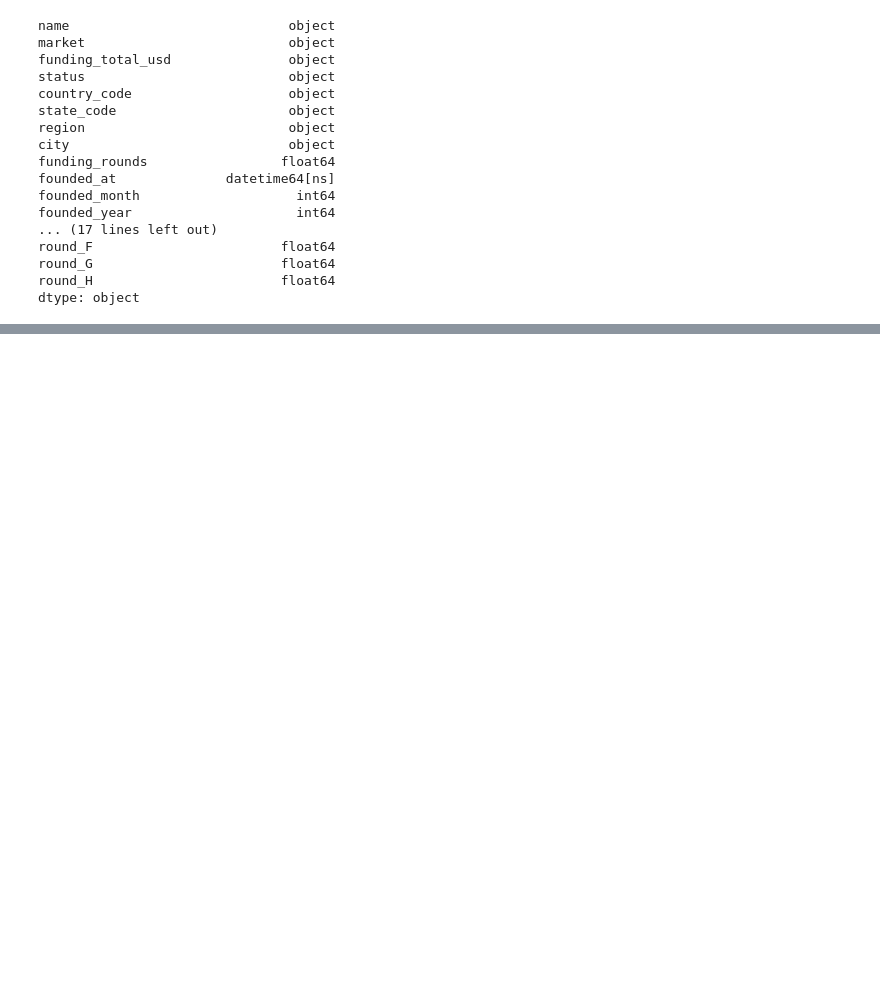
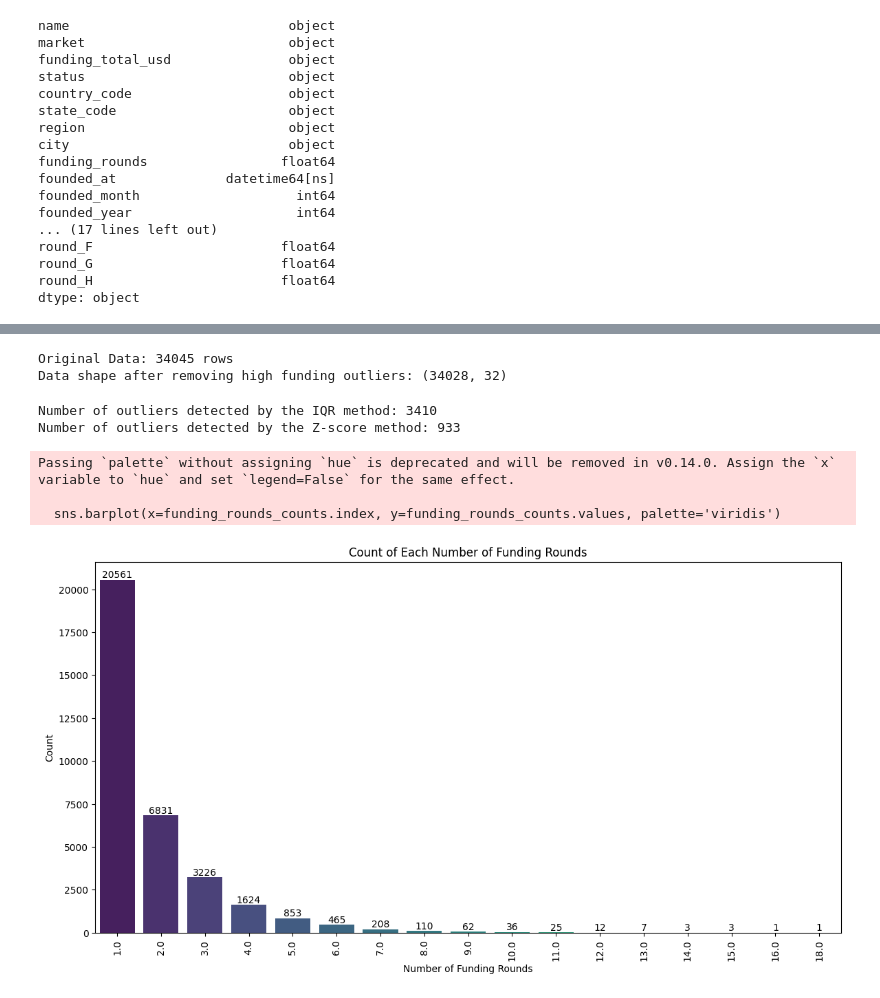
Before and after one commit to lorenzopanero/forecast-italian-firms-success, a Jupyter notebook: notebooks/per_sicurezza.ipynb, the cells around one changed output, grey strips where cells are left out. Cells and saved outputs as stored; diff of their text form; code cells hidden in the pictures; blank space fills up the shorter version.

```diff
--- a/notebooks/per_sicurezza.ipynb
+++ b/notebooks/per_sicurezza.ipynb
@@ -437,0 +540,74 @@ dtype: object
+# %%
+cutoffs = {
+    'equity_crowdfunding': 3e6,  # $2 million
+    'product_crowdfunding': 3e6,  # $2 million
+    'undisclosed': 20e6,  # $15 million
+    'venture': 50e6,  # $50 million
+    'grant': 5e6,  # $5 million
+    'private_equity': 300e6,  # $250 million
+    'convertible_note': 5e6,  # $5 million
+    'angel': 5e6,  # $5 million
+    'seed': 10e6,  # $10 million
+    'round_A': 20e6,  # $20 million
+    'round_B': 30e6,  # $30 million
+    'round_C': 40e6,  # $40 million
+    'round_D': 60e6,  # $60 million
+    'round_E': 80e6,  # $80 million
+    'round_F': 100e6,  # $100 million
+}
+
+original_data_count = data.shape[0]
+
+# Applying the updated cutoff thresholds and updating the dataframe
+for funding_type, cutoff in cutoffs.items():
+    df_clean = data[data[funding_type] <= cutoff]
+
+print(f"Original Data: {original_data_count} rows")
+print(f"Data shape after removing high funding outliers: {df_clean.shape}")
+# %% [output]
+Original Data: 34045 rows
+Data shape after removing high funding outliers: (34028, 32)
+# %%
+# Outlier analysis for funding_rounds
+Q1_funding_rounds = df_clean['funding_rounds'].quantile(0.25)
+Q3_funding_rounds = df_clean['funding_rounds'].quantile(0.75)
+IQR_funding_rounds = Q3_funding_rounds - Q1_funding_rounds
+
+# Define outliers as those beyond 1.5 times the IQR from the Q1 and Q3
+outliers_IQR_funding_rounds = df_clean[(df_clean['funding_rounds'] < (Q1_funding_rounds - 1.5 * IQR_funding_rounds)) | (df_clean['funding_rounds'] > (Q3_funding_rounds + 1.5 * IQR_funding_rounds))]
+
+# Calculate Z-scores to identify outliers
+z_scores_funding_rounds = np.abs(stats.zscore(df_clean['funding_rounds']))
+outliers_Z_funding_rounds = df_clean[z_scores_funding_rounds > 3]
+
+# Display the number of outliers detected by each method
+outliers_IQR_count_funding_rounds = outliers_IQR_funding_rounds.shape[0]
+outliers_Z_count_funding_rounds = outliers_Z_funding_rounds.shape[0]
+
+# Print the number of outliers detected by each method
+print(f"Number of outliers detected by the IQR method: {outliers_IQR_count_funding_rounds}")
+print(f"Number of outliers detected by the Z-score method: {outliers_Z_count_funding_rounds}")
+# %% [output]
+Number of outliers detected by the IQR method: 3410
+Number of outliers detected by the Z-score method: 933
+# %%
+funding_rounds_counts = df_clean['funding_rounds'].value_counts().sort_index()
+
+# Create a bar chart
+plt.figure(figsize=(14, 7))
+sns.barplot(x=funding_rounds_counts.index, y=funding_rounds_counts.values, palette='viridis')
+
+# Annotate the bars with the exact counts
+for i, count in enumerate(funding_rounds_counts.values):
+    plt.text(i, count, str(count), ha='center', va='bottom')
+
+plt.title('Count of Each Number of Funding Rounds')
+plt.xlabel('Number of Funding Rounds')
+plt.ylabel('Count')
+plt.xticks(rotation=90)  # Rotate the x labels if they overlap
+plt.show()
+# %% [output]
+Passing `palette` without assigning `hue` is deprecated and will be removed in v0.14.0. Assign the `x` variable to `hue` and set `legend=False` for the same effect.
+
+  sns.barplot(x=funding_rounds_counts.index, y=funding_rounds_counts.values, palette='viridis')
+[figure, added]
```
Also changed, not shown: parts of 14 cells of this notebook.
